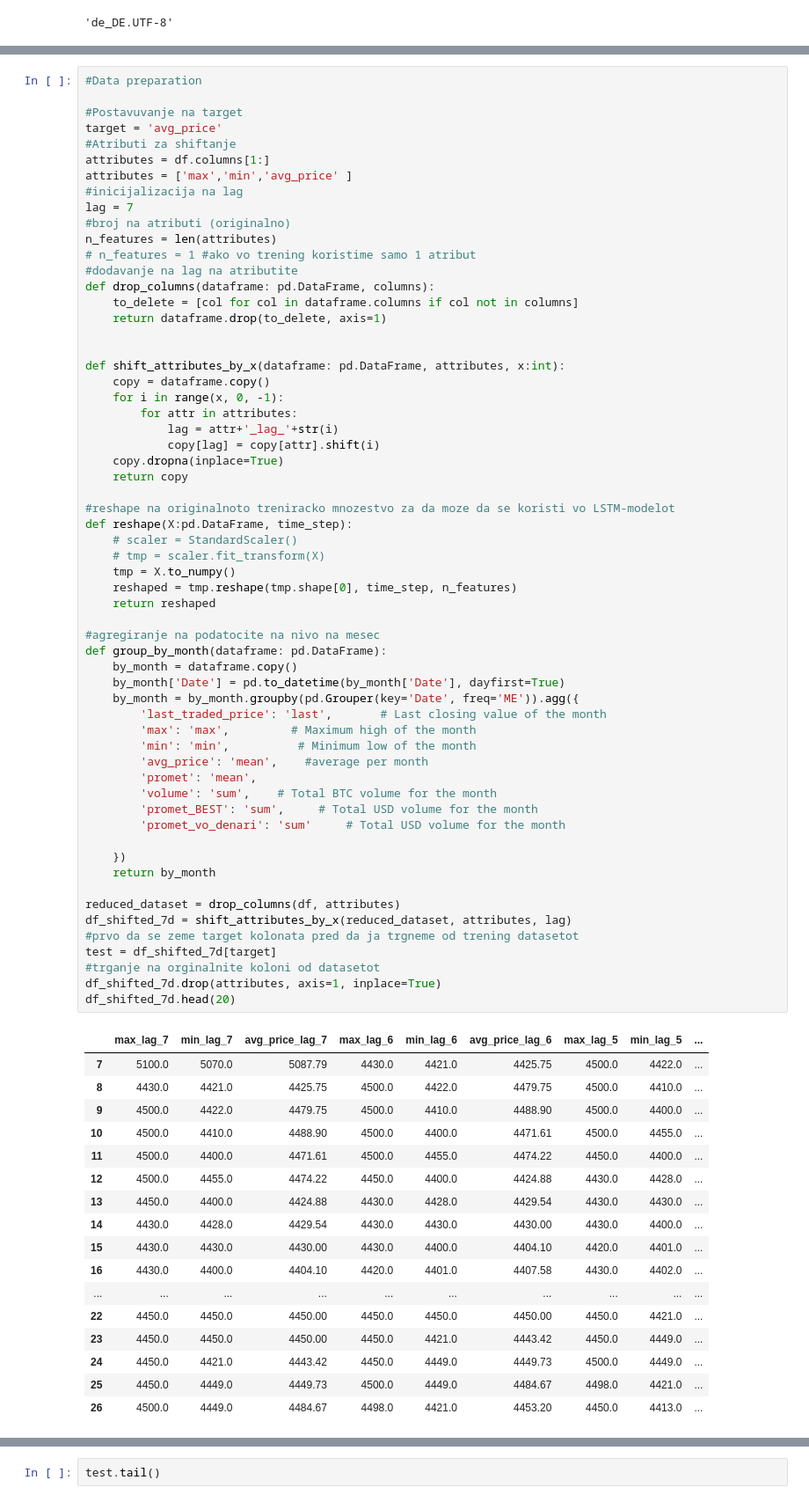
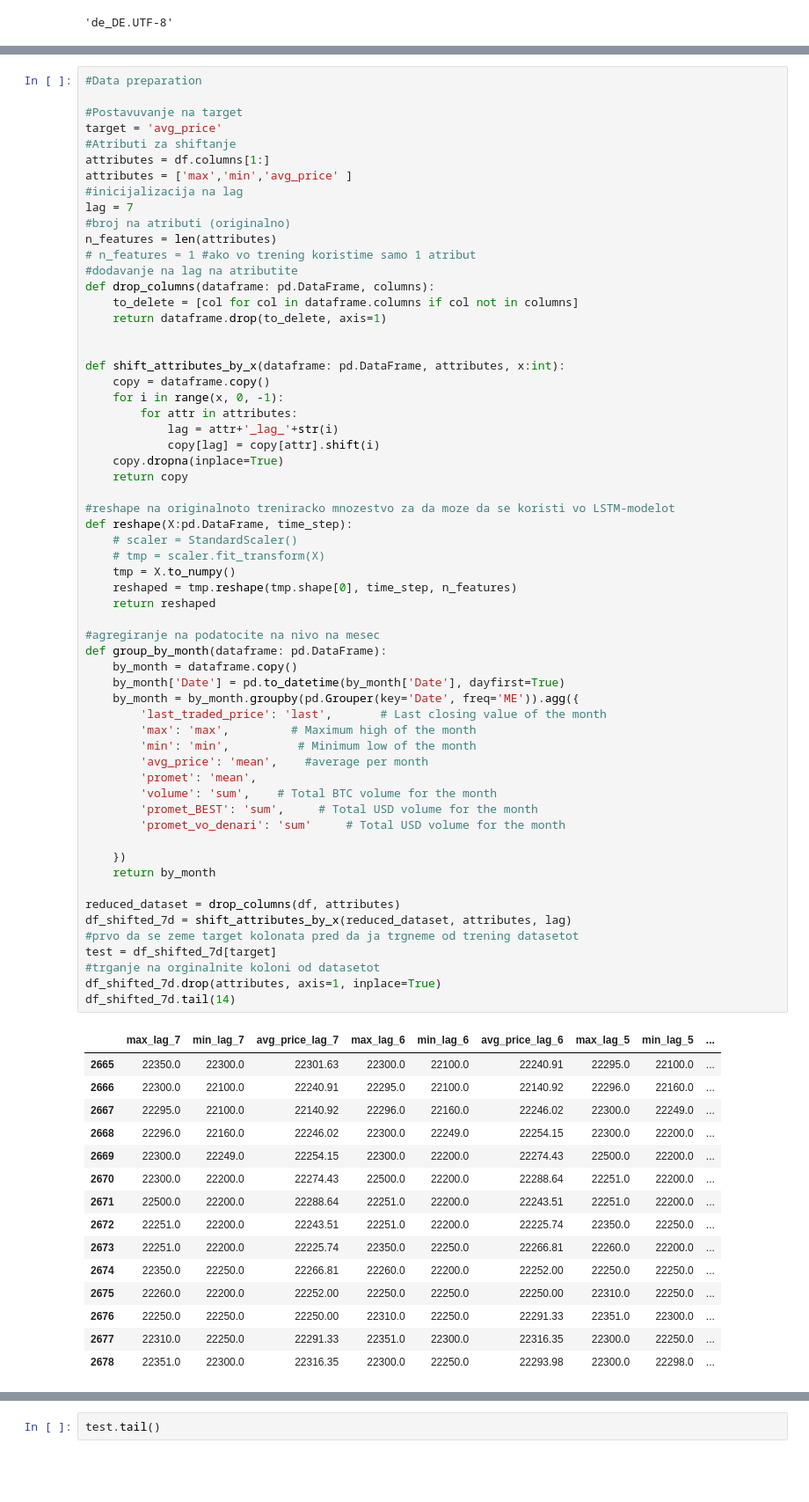
Before and after one commit to Nikola-Saltirov/Domashna-DAS, a Jupyter notebook: Domashna1/lstm_development.ipynb, the cells around one changed output, grey strips where cells are left out. Shown at 88% size. Saved outputs shown, nothing was run; the diff lists cells and outputs as text; blank space fills up the shorter version.

```diff
--- a/Domashna1/lstm_development.ipynb
+++ b/Domashna1/lstm_development.ipynb
@@ -151,47 +123,45 @@ def reshape(X:pd.DataFrame, time_step):
     # tmp = scaler.fit_transform(X)
     tmp = X.to_numpy()
     reshaped = tmp.reshape(tmp.shape[0], time_step, n_features)
     return reshaped
 
 #agregiranje na podatocite na nivo na mesec
 def group_by_month(dataframe: pd.DataFrame):
     by_month = dataframe.copy()
     by_month['Date'] = pd.to_datetime(by_month['Date'], dayfirst=True)
     by_month = by_month.groupby(pd.Grouper(key='Date', freq='ME')).agg({
         'last_traded_price': 'last',       # Last closing value of the month
         'max': 'max',         # Maximum high of the month
         'min': 'min',          # Minimum low of the month
         'avg_price': 'mean',    #average per month
         'promet': 'mean',
         'volume': 'sum',    # Total BTC volume for the month
         'promet_BEST': 'sum',     # Total USD volume for the month
         'promet_vo_denari': 'sum'     # Total USD volume for the month
 
     })
     return by_month
 
 reduced_dataset = drop_columns(df, attributes)
 df_shifted_7d = shift_attributes_by_x(reduced_dataset, attributes, lag)
 #prvo da se zeme target kolonata pred da ja trgneme od trening datasetot
 test = df_shifted_7d[target]
 #trganje na orginalnite koloni od datasetot
 df_shifted_7d.drop(attributes, axis=1, inplace=True)
-df_shifted_7d.head(20)
+df_shifted_7d.tail(14)
 # %% [output]
 |  | max_lag_7 | min_lag_7 | avg_price_lag_7 | max_lag_6 | min_lag_6 | avg_price_lag_6 | max_lag_5 | min_lag_5 | ... |
-| 7 | 5100.0 | 5070.0 | 5087.79 | 4430.0 | 4421.0 | 4425.75 | 4500.0 | 4422.0 | ... |
-| 8 | 4430.0 | 4421.0 | 4425.75 | 4500.0 | 4422.0 | 4479.75 | 4500.0 | 4410.0 | ... |
-| 9 | 4500.0 | 4422.0 | 4479.75 | 4500.0 | 4410.0 | 4488.90 | 4500.0 | 4400.0 | ... |
-| 10 | 4500.0 | 4410.0 | 4488.90 | 4500.0 | 4400.0 | 4471.61 | 4500.0 | 4455.0 | ... |
-| 11 | 4500.0 | 4400.0 | 4471.61 | 4500.0 | 4455.0 | 4474.22 | 4450.0 | 4400.0 | ... |
-| 12 | 4500.0 | 4455.0 | 4474.22 | 4450.0 | 4400.0 | 4424.88 | 4430.0 | 4428.0 | ... |
-| 13 | 4450.0 | 4400.0 | 4424.88 | 4430.0 | 4428.0 | 4429.54 | 4430.0 | 4430.0 | ... |
-| 14 | 4430.0 | 4428.0 | 4429.54 | 4430.0 | 4430.0 | 4430.00 | 4430.0 | 4400.0 | ... |
-| 15 | 4430.0 | 4430.0 | 4430.00 | 4430.0 | 4400.0 | 4404.10 | 4420.0 | 4401.0 | ... |
-| 16 | 4430.0 | 4400.0 | 4404.10 | 4420.0 | 4401.0 | 4407.58 | 4430.0 | 4402.0 | ... |
-| ... | ... | ... | ... | ... | ... | ... | ... | ... | ... |
-| 22 | 4450.0 | 4450.0 | 4450.00 | 4450.0 | 4450.0 | 4450.00 | 4450.0 | 4421.0 | ... |
-| 23 | 4450.0 | 4450.0 | 4450.00 | 4450.0 | 4421.0 | 4443.42 | 4450.0 | 4449.0 | ... |
-| 24 | 4450.0 | 4421.0 | 4443.42 | 4450.0 | 4449.0 | 4449.73 | 4500.0 | 4449.0 | ... |
-| 25 | 4450.0 | 4449.0 | 4449.73 | 4500.0 | 4449.0 | 4484.67 | 4498.0 | 4421.0 | ... |
-| 26 | 4500.0 | 4449.0 | 4484.67 | 4498.0 | 4421.0 | 4453.20 | 4450.0 | 4413.0 | ... |
+| 2665 | 22350.0 | 22300.0 | 22301.63 | 22300.0 | 22100.0 | 22240.91 | 22295.0 | 22100.0 | ... |
+| 2666 | 22300.0 | 22100.0 | 22240.91 | 22295.0 | 22100.0 | 22140.92 | 22296.0 | 22160.0 | ... |
+| 2667 | 22295.0 | 22100.0 | 22140.92 | 22296.0 | 22160.0 | 22246.02 | 22300.0 | 22249.0 | ... |
+| 2668 | 22296.0 | 22160.0 | 22246.02 | 22300.0 | 22249.0 | 22254.15 | 22300.0 | 22200.0 | ... |
+| 2669 | 22300.0 | 22249.0 | 22254.15 | 22300.0 | 22200.0 | 22274.43 | 22500.0 | 22200.0 | ... |
+| 2670 | 22300.0 | 22200.0 | 22274.43 | 22500.0 | 22200.0 | 22288.64 | 22251.0 | 22200.0 | ... |
+| 2671 | 22500.0 | 22200.0 | 22288.64 | 22251.0 | 22200.0 | 22243.51 | 22251.0 | 22200.0 | ... |
+| 2672 | 22251.0 | 22200.0 | 22243.51 | 22251.0 | 22200.0 | 22225.74 | 22350.0 | 22250.0 | ... |
+| 2673 | 22251.0 | 22200.0 | 22225.74 | 22350.0 | 22250.0 | 22266.81 | 22260.0 | 22200.0 | ... |
+| 2674 | 22350.0 | 22250.0 | 22266.81 | 22260.0 | 22200.0 | 22252.00 | 22250.0 | 22250.0 | ... |
+| 2675 | 22260.0 | 22200.0 | 22252.00 | 22250.0 | 22250.0 | 22250.00 | 22310.0 | 22250.0 | ... |
+| 2676 | 22250.0 | 22250.0 | 22250.00 | 22310.0 | 22250.0 | 22291.33 | 22351.0 | 22300.0 | ... |
+| 2677 | 22310.0 | 22250.0 | 22291.33 | 22351.0 | 22300.0 | 22316.35 | 22300.0 | 22250.0 | ... |
+| 2678 | 22351.0 | 22300.0 | 22316.35 | 22300.0 | 22250.0 | 22293.98 | 22300.0 | 22298.0 | ... |
```
Also changed, not shown: parts of 10 cells of this notebook, 3 other files.
